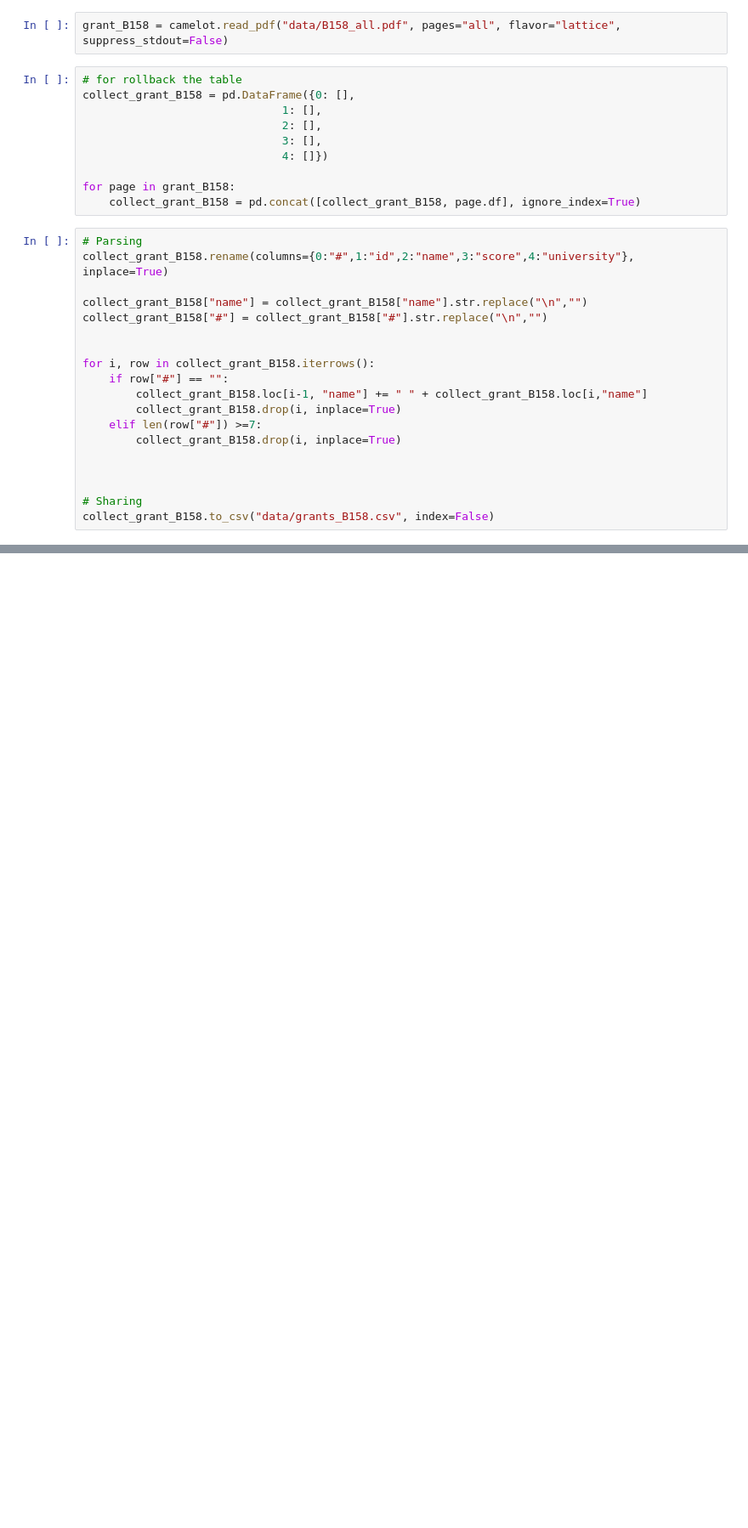
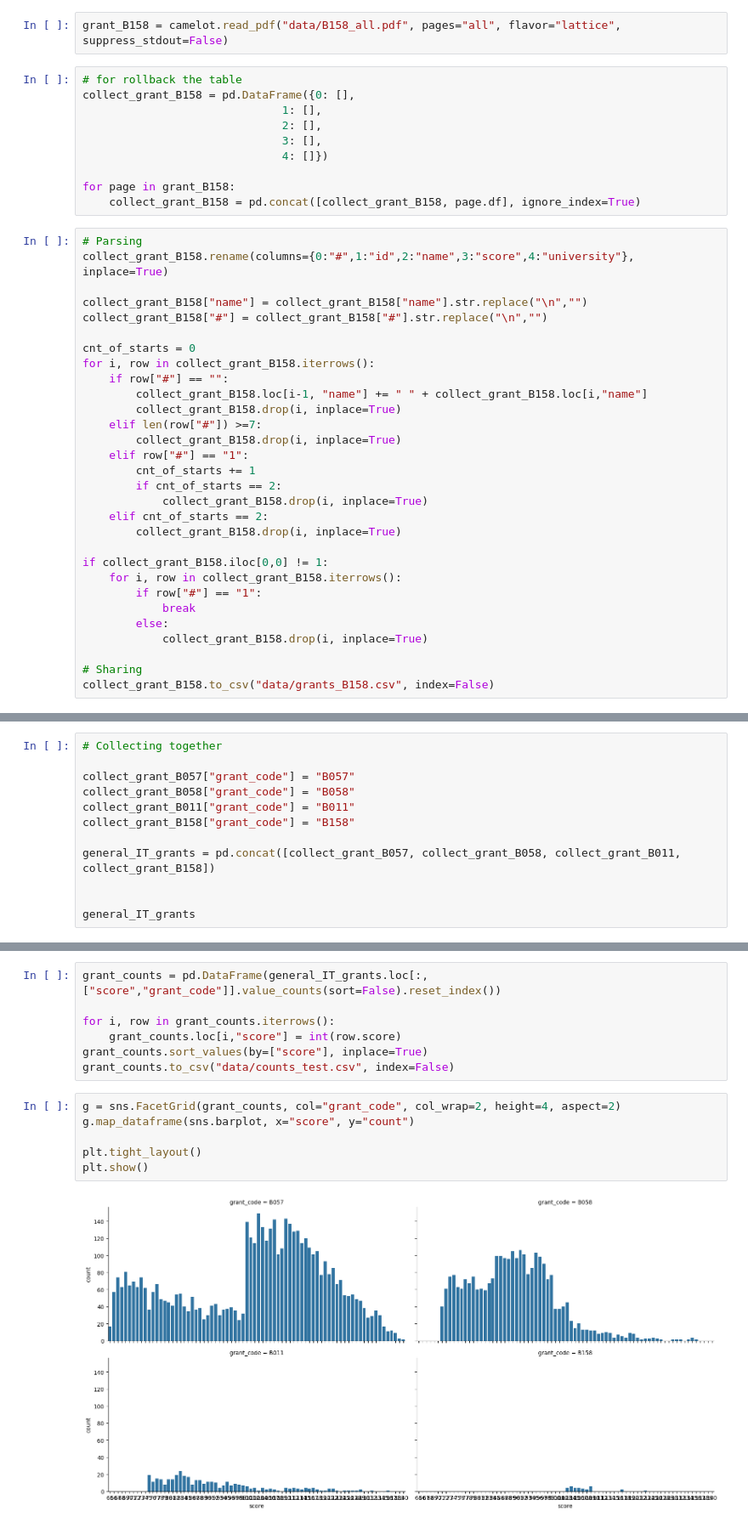
Before and after one commit to NurmukhamedKZ/Data-Projects, a Jupyter notebook: Grant_Kazakhstan/grant.ipynb, the cells around one changed output, grey strips where cells are left out. Shown at 85% size. Saved outputs shown, nothing was run; the diff lists cells and outputs as text; blank space fills up the shorter version.

Commit message:
updated grant file

```diff
--- a/Grant_Kazakhstan/grant.ipynb
+++ b/Grant_Kazakhstan/grant.ipynb
@@ -167,15 +172,26 @@ collect_grant_B158.rename(columns={0:"#",1:"id",2:"name",3:"score",4:"university
 collect_grant_B158["name"] = collect_grant_B158["name"].str.replace("\n","")
 collect_grant_B158["#"] = collect_grant_B158["#"].str.replace("\n","")
 
-
+cnt_of_starts = 0
 for i, row in collect_grant_B158.iterrows():
     if row["#"] == "":
         collect_grant_B158.loc[i-1, "name"] += " " + collect_grant_B158.loc[i,"name"]
         collect_grant_B158.drop(i, inplace=True)
     elif len(row["#"]) >=7:
         collect_grant_B158.drop(i, inplace=True)
+    elif row["#"] == "1":
+        cnt_of_starts += 1
+        if cnt_of_starts == 2:
+            collect_grant_B158.drop(i, inplace=True)
+    elif cnt_of_starts == 2:
+        collect_grant_B158.drop(i, inplace=True)
 
-
+if collect_grant_B158.iloc[0,0] != 1:
+    for i, row in collect_grant_B158.iterrows():
+        if row["#"] == "1":
+            break
+        else:
+            collect_grant_B158.drop(i, inplace=True)
 
 # Sharing
 collect_grant_B158.to_csv("data/grants_B158.csv", index=False)
@@ -198,0 +198,12 @@ plt.show()
+# %%
+# Collecting together
+
+collect_grant_B057["grant_code"] = "B057"
+collect_grant_B058["grant_code"] = "B058"
+collect_grant_B011["grant_code"] = "B011"
+collect_grant_B158["grant_code"] = "B158"
+
+general_IT_grants = pd.concat([collect_grant_B057, collect_grant_B058, collect_grant_B011, collect_grant_B158])
+
+
+general_IT_grants
@@ -198,0 +224,15 @@ plt.show()
+# %%
+grant_counts = pd.DataFrame(general_IT_grants.loc[:, ["score","grant_code"]].value_counts(sort=False).reset_index())
+
+for i, row in grant_counts.iterrows():
+    grant_counts.loc[i,"score"] = int(row.score)
+grant_counts.sort_values(by=["score"], inplace=True)
+grant_counts.to_csv("data/counts_test.csv", index=False)
+# %%
+g = sns.FacetGrid(grant_counts, col="grant_code", col_wrap=2, height=4, aspect=2)
+g.map_dataframe(sns.barplot, x="score", y="count")
+
+plt.tight_layout()
+plt.show()
+# %% [output]
+[figure, added]
```
Also changed, not shown: parts of 15 cells of this notebook, 4 other files.
